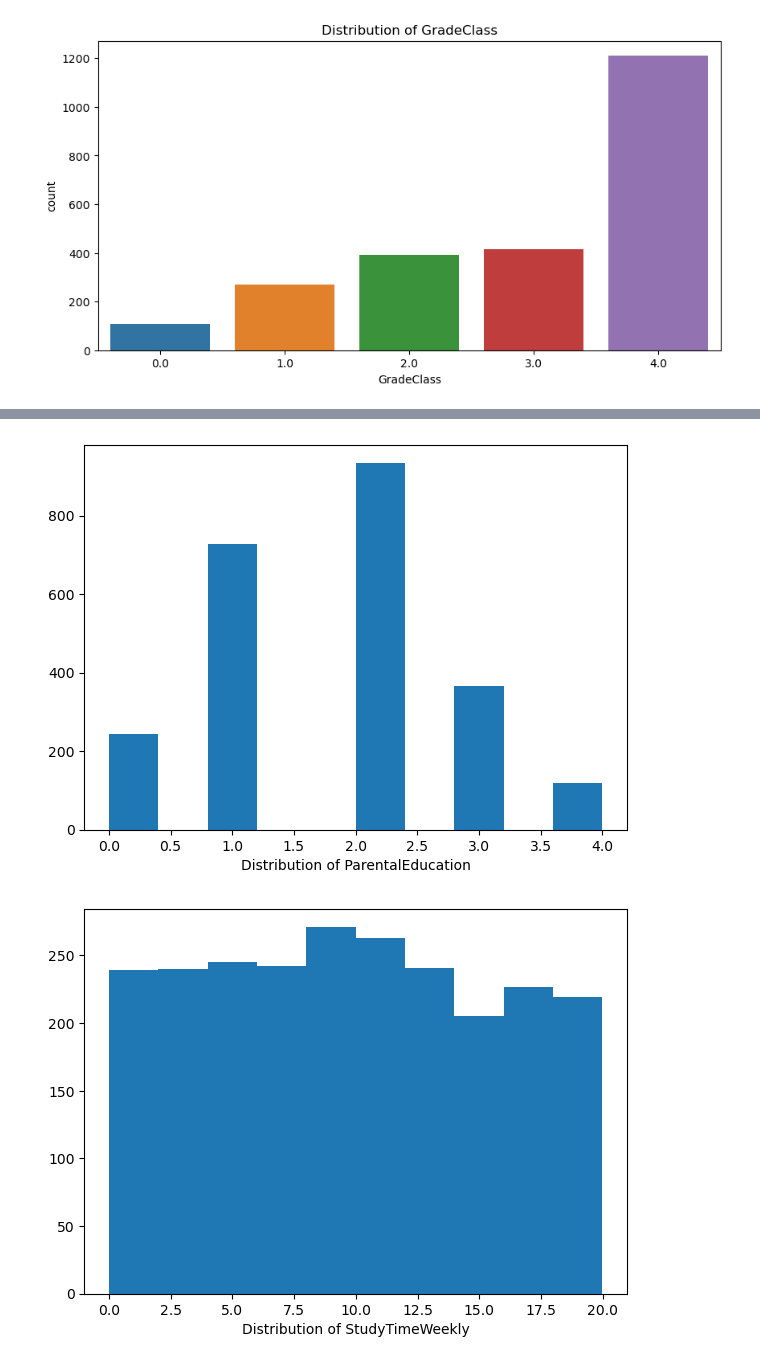
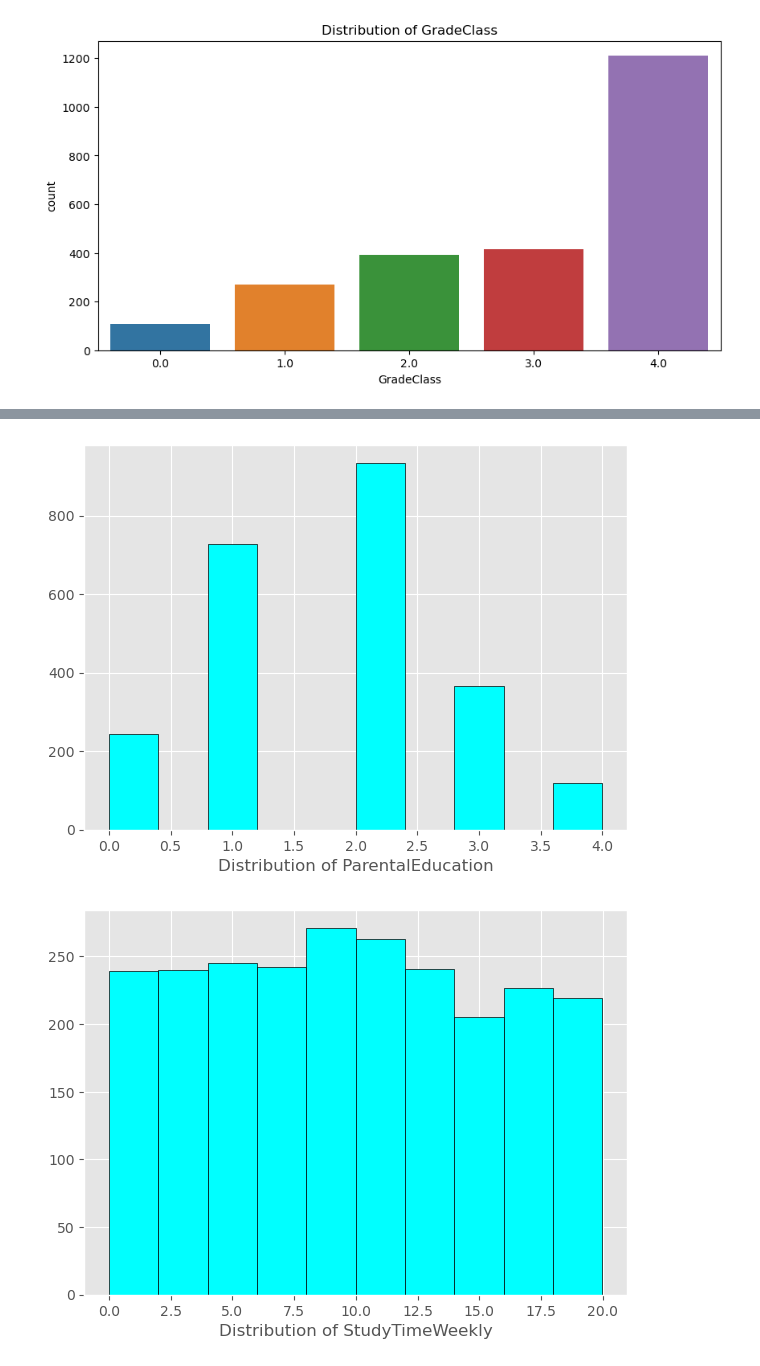
Before and after one commit to SilbaB/ADS_final_project, a Jupyter notebook: student_performance.ipynb, the cells around one changed output, grey strips where cells are left out. Drawn from its saved outputs; the diff is of its cells as text; code cells hidden in the pictures.

```diff
--- a/student_performance.ipynb
+++ b/student_performance.ipynb
@@ -41,3 +41,6 @@ Volunteering           int64
 GPA                  float64
 GradeClass           float64
 dtype: object
+# %%
+data['GradeClass']=data['GradeClass'].astype(int)
+data.dtypes
@@ -98,7 +117,9 @@ for columns in data:
 [figure]
 # %%
 for columns in data:
+    plt.style.use('ggplot')
     plt.figure(figsize=(7,5))
-    plt.hist(x=columns,data=data)
+    plt.hist(x=columns,data=data,color='cyan',edgecolor='black')
     plt.xlabel(f'Distribution of {columns}')
+plt.show()
 # %% [output]
@@ -108,2 +129,2 @@ for columns in data:
-[figure, old version]
+[figure, new version]
-[figure, old version]
+[figure, new version]
```
Also changed, not shown: parts of 21 cells of this notebook.
